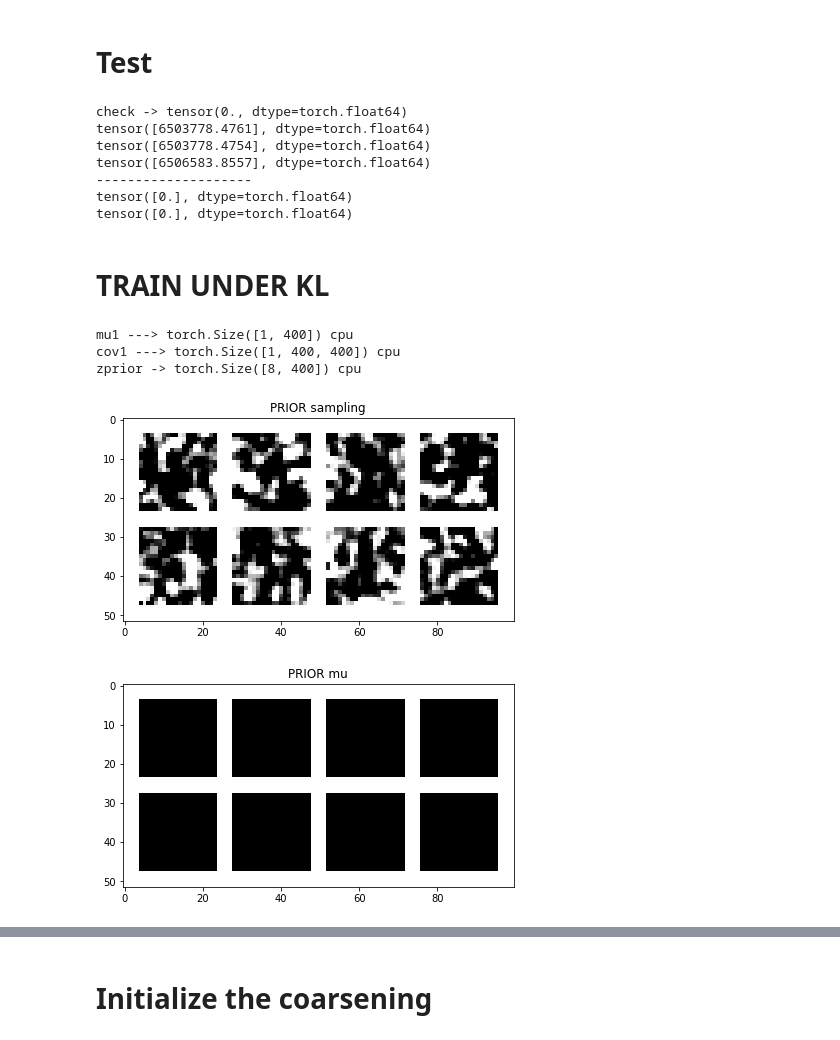
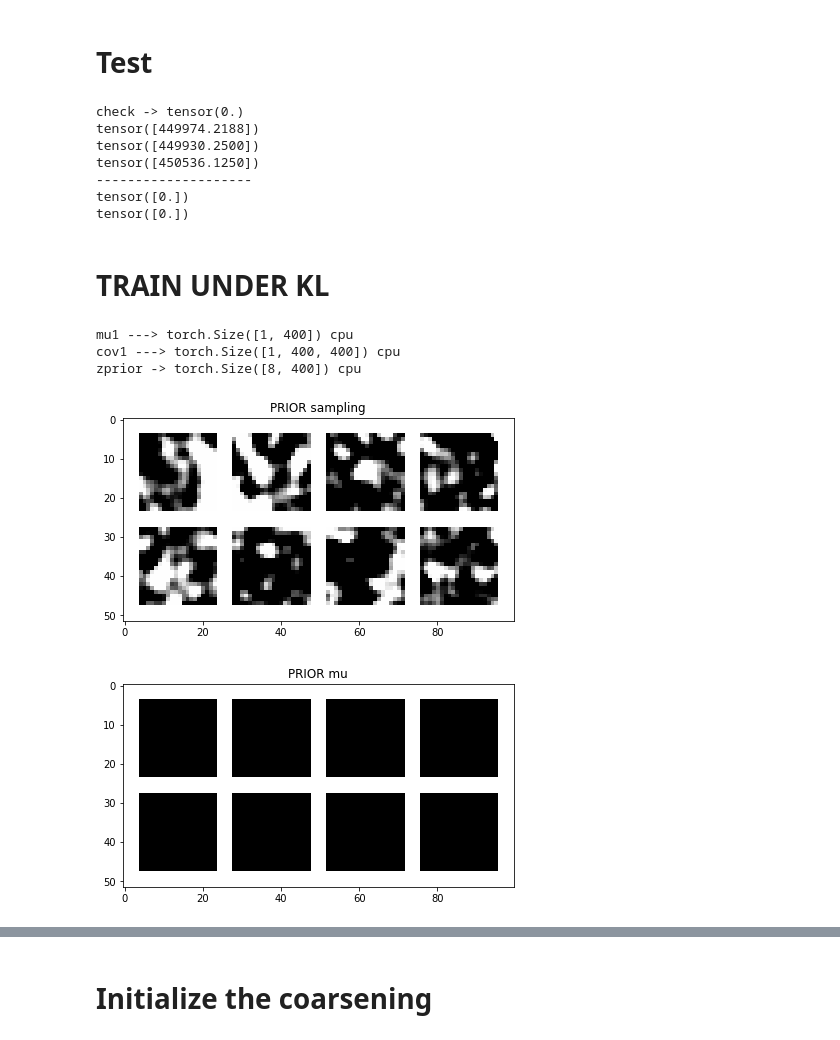
Before and after one commit to dalessioluca/GP, a Jupyter notebook: coarsening_bc_gp_prior.ipynb, the cells around one changed output, grey strips where cells are left out. Saved outputs shown, nothing was run; the diff lists cells and outputs as text; code cells hidden in the pictures.

Commit message:
add noise to covariance matrix

```diff
--- a/coarsening_bc_gp_prior.ipynb
+++ b/coarsening_bc_gp_prior.ipynb
@@ -92,7 +92,7 @@ def zero_mean(points):
     independet_dim = points.shape[:-1]
     return torch.zeros(independet_dim, dtype=points.dtype, device=points.device)
 
-def squared_exponential_kernel(points1, points2, length_scale=1.0, eps=1E-3):
+def squared_exponential_kernel(points1, points2, length_scale, eps=1E-6):
     """ Input:
         points1.shape = (*, n, D)
         points2.shape = (*, m, D)
@@ -105,12 +105,15 @@ def squared_exponential_kernel(points1, points2, length_scale=1.0, eps=1E-3):
     dim1 = points1.shape[-1]
     dim2 = points2.shape[-1]
     assert dim1 == dim2
-    points1 = points1.unsqueeze(-2)  # *, n, 1, D
-    points2 = points2.unsqueeze(-3)  # *, 1, m, D
-    d2 = (points1-points2).pow(2).sum(dim=-1) # *, n, m
-    #l2 = length_scale*length_scale
-    #return torch.exp(-d2 / l2) + eps*torch.randn_like(d2)
-    return d2 + eps*torch.randn_like(d2)
+    points1 = points1.unsqueeze(-2)/length_scale  # *, n, 1, D
+    points2 = points2.unsqueeze(-3)/length_scale # *, 1, m, D
+    scaled_d2 = (points1-points2).pow(2).sum(dim=-1) # *, n, m
+    cov = torch.exp(-0.5 * scaled_d2)  # this covariance is between (0,1)
+
+    # add STRICTLY POSITIVE noise on the diagonal to prevent matrix from becoming close to singular
+    diag_noise = eps * torch.rand_like(cov[...,0])
+    return (cov + torch.diag_embed(diag_noise, dim1=-2, dim2=-1)).clamp(min=0)
+
 
 def draw_from_GP(points, mean_func, conv_func):
     loc = mean_func(points)
@@ -122,30 +125,12 @@ def draw_from_GP(points, mean_func, conv_func):
     return z
 
 # Test
-N = 4
+N = 20
 grid = make_mesh_grid(x_array=torch.arange(0,N).float(),
                       y_array=torch.arange(0,N).float())
 
-cov = squared_exponential_kernel(grid.points, grid.points, length_scale=4.32, eps=1E+2)
-print("cov ->",cov.shape)
-print("cov[0,:5,:5] ->",cov[0,:8,:8])
-print("det ->",torch.det(cov))
+cov = squared_exponential_kernel(grid.points, grid.points, length_scale=4.36, eps=1E-3)
 
-try:
-    L = torch.cholesky(cov)
-except RuntimeError:
-    print(U)
-
-#zv = draw_from_GP(points=grid.points,
-#                  mean_func=zero_mean,
-#                  conv_func=partial(squared_exponential_kernel, length_scale=4.32))
-#print(zv.shape)
-#zv = zv.view_as(grid.xv)
-#
-#fig = plt.figure()
-#ax = fig.gca(projection='3d')
-#surf = ax.plot_surface(grid.xv.cpu().numpy(),
-#                       grid.yv.cpu().numpy(),
-#                       zv.cpu().numpy(), cmap=cm.coolwarm, linewidth=0, antialiased=False)
-#fig.show()
+L = torch.cholesky(cov)
+print("cholesky ->",torch.max(torch.abs(cov - torch.torch.matmul(L,L.transpose(dim0=-2,dim1=-1)))))
 # %% [output]
@@ -254,13 +221,13 @@ def KL_multivariate_analytical_smart(mu0: torch.Tensor,
 # %% [markdown]
 # Test
 # %%
-grid = make_mesh_grid(x_array=torch.arange(0,20).double(),
-                      y_array=torch.arange(0,20).double())
+grid = make_mesh_grid(x_array=torch.arange(0,20).float(),
+                      y_array=torch.arange(0,20).float())
 
 k = grid.points.shape[-1]
 mu1 = zero_mean(grid.points)
 mu0 = torch.randn_like(mu1)
-cov1 = squared_exponential_kernel(grid.points, grid.points, length_scale=4.0)
+cov1 = squared_exponential_kernel(grid.points, grid.points, length_scale=2.0, eps=1E-3)
 sigma0 = F.softplus(torch.randn_like(mu1))
 L_cov0 = torch.diag_embed(sigma0, dim1=-2, dim2=-1)
 cov0 = torch.diag_embed(sigma0.pow(2), dim1=-2, dim2=-1)
@@ -278,38 +245,38 @@ print("--------------------")
 print(KL_multivariate_analytical_smart(mu0=mu1, mu1=mu1, L_cov0=L_cov1, L_cov1=L_cov1))
 print(KL_multivariate_analytical_smart(mu0=mu0, mu1=mu0, L_cov0=L_cov0, L_cov1=L_cov0))
 # %% [output]
-check -> tensor(0., dtype=torch.float64)
-tensor([6503778.4761], dtype=torch.float64)
-tensor([6503778.4754], dtype=torch.float64)
-tensor([6506583.8557], dtype=torch.float64)
+check -> tensor(0.)
+tensor([449974.2188])
+tensor([449930.2500])
+tensor([450536.1250])
 --------------------
-tensor([0.], dtype=torch.float64)
-tensor([0.], dtype=torch.float64)
+tensor([0.])
+tensor([0.])
 # %% [markdown]
 # TRAIN UNDER KL
 # %%
 # Create grid
 grid = make_mesh_grid(x_array=torch.arange(0,20).double(),
                       y_array=torch.arange(0,20).double())
 
 # Sample prior
 batch = 8
 mu1 = zero_mean(grid.points)
-cov1 = squared_exponential_kernel(grid.points, grid.points, length_scale=4.0)
+cov1 = squared_exponential_kernel(grid.points, grid.points, length_scale=2.0)
 zprior = MultivariateNormal(loc=mu1, covariance_matrix=cov1).expand([8]).sample()
 print("mu1 --->",mu1.shape, mu1.device)
 print("cov1 --->",cov1.shape, cov1.device)
 print("zprior ->",zprior.shape, zprior.device)
 
 # reshape to see the results
 prior_z_img = show_batch(zprior.view([batch,1]+list(xv.shape)), n_col=4, n_padding=4, title="PRIOR sampling")
 prior_mu_img = show_batch(mu1.expand([8,-1]).view([batch,1]+list(xv.shape)), n_col=4, n_padding=4, title="PRIOR mu")
 display(prior_z_img, prior_mu_img)
 # %% [output]
 mu1 ---> torch.Size([1, 400]) cpu
 cov1 ---> torch.Size([1, 400, 400]) cpu
 zprior -> torch.Size([8, 400]) cpu
-[figure, old version]
+[figure, new version]
 [figure]
 # %%
 # the posterior is initialized at random
```
Also changed, not shown: parts of 14 cells of this notebook.
